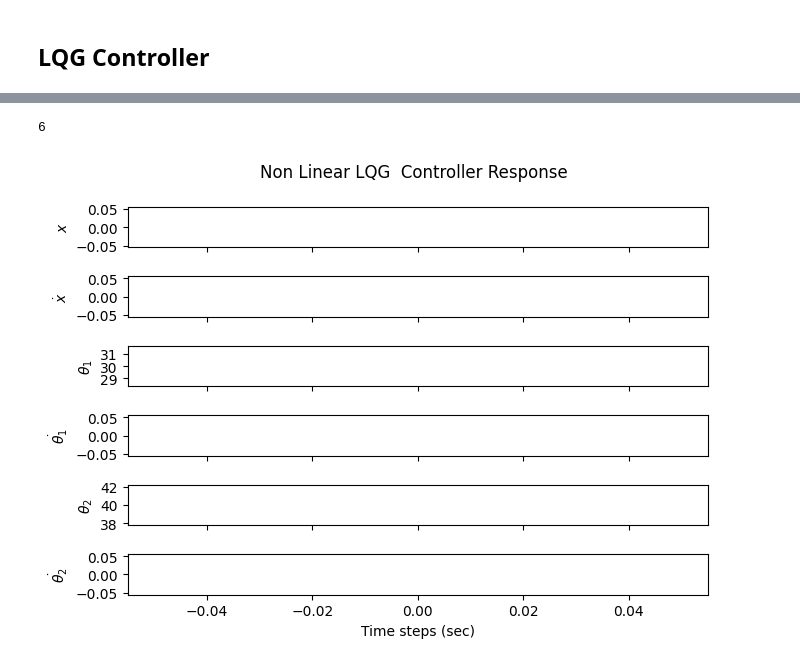
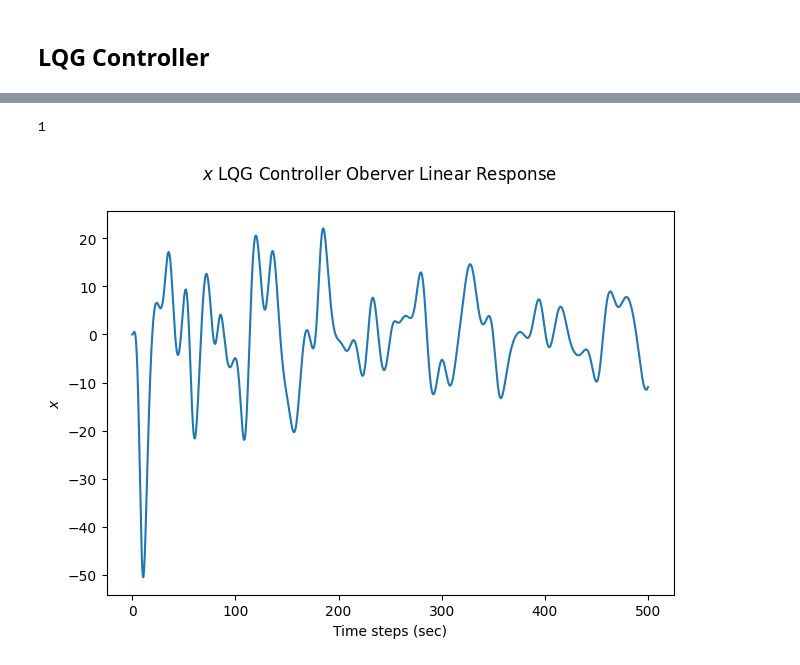
Before and after one commit to yashveerjain/LQR-and-LQG-Controller-For-a-Moving-Crane, a Jupyter notebook: Obervalability_sim.ipynb, the cells around one changed output, grey strips where cells are left out. Drawn from its saved outputs; the diff is of its cells as text; code cells hidden in the pictures.

```diff
--- a/Obervalability_sim.ipynb
+++ b/Obervalability_sim.ipynb
@@ -145,12 +148,13 @@ plot_respone(all_output_arr_control_observe[0],time_steps,N,Cs[0][1],plot_title=
 # plot_respone(all_step_output[2],time_steps,N,Cs[2][1], plot_title=f"${Cs[2][1]}$ Step Response", Plot_filename ="x_theta1_theta2_Controller+OberverStepResponse",save=True)
 # %% [markdown]
 ## LQG Controller
+# %%
+# zero mean covariance matrix for state and for output x vector
+BdCov_ubBd = np.identity(N) # Process noise covariance
+cov_vd = np.array([1]).reshape(1,1) # measurement noise covariance
 # %%
-# zero mean covariance matrix for state and for output x vector
-BdCov_ubBd = 0.3*np.identity(N) # Process noise covariance
-cov_vd = np.array([1]).reshape(1,1) # measurement noise covariance
 
-X_states = {x:0,x_dot:0, theta1:30, theta1_dot:0, theta2:40, theta2_dot:0, u:0}
+X_states = {dy.x:0,dy.x_dot:0, dy.theta1:30, dy.theta1_dot:0, dy.theta2:40, dy.theta2_dot:0, dy.u:0}
 states = Matrix(BlockMatrix([[dy.state],[Matrix([100,100,100,100,100,100])]])) # state with state estimates
 for c in Cs:
     C_arr = np.array(c[0],dtype=np.float32)
@@ -168,15 +175,16 @@ optimal_L = ctrl.lqg(A_arr.T,C_arr.T,BdCov_ubBd,cov_vd)
 A_lqg = A_arr - optimal_L@C_arr
 # %%
 # Non linear plotting
-ode =  ctrl.ode_for_observer(A_l)
-Y = np.array([0,0,30,0,40,0,100,0,0,0,0,0]).reshape(-1,)
+ode =  ctrl.ode_for_observer(A_lqg)
+Y = np.array([0,0,30,0,40,0,0,0,0,0,0,0]).reshape(-1,)
 T = np.linspace(0,500,50000)
 # ode(T,Y)
 ol = solve_ivp(ode,(0,500),Y,t_eval=T)
 time_steps = np.linspace(0,500,ol.y.shape[1])
-plot_respone(ol.y.T,time_steps,N,state,plot_title="Non Linear LQG  Controller Response", Plot_filename="Non Linear LQG Controller Response",save=False)
+plot_respone(ol.y.T[:,0],time_steps,N,Cs[0][1],plot_title=f"${Cs[0][1]}$ LQG Controller Oberver Linear Response",Plot_filename="x_Non Linear LQG Controller Response", save=False)
+# plot_respone(ol.y.T,time_steps,N,state,plot_title="Non Linear LQG  Controller Response", Plot_filename="Non Linear LQG Controller Response",save=False)
 # %% [output]
-6
+1
-[figure, old version]
+[figure, new version]
 # %%
 plot_respone(ol.y.T[:,6:],time_steps,N,state,plot_title="Non Linear LQG  Controller Response", Plot_filename="Non Linear LQG Controller Response",save=False)
```
Also changed, not shown: parts of 3 cells of this notebook.
